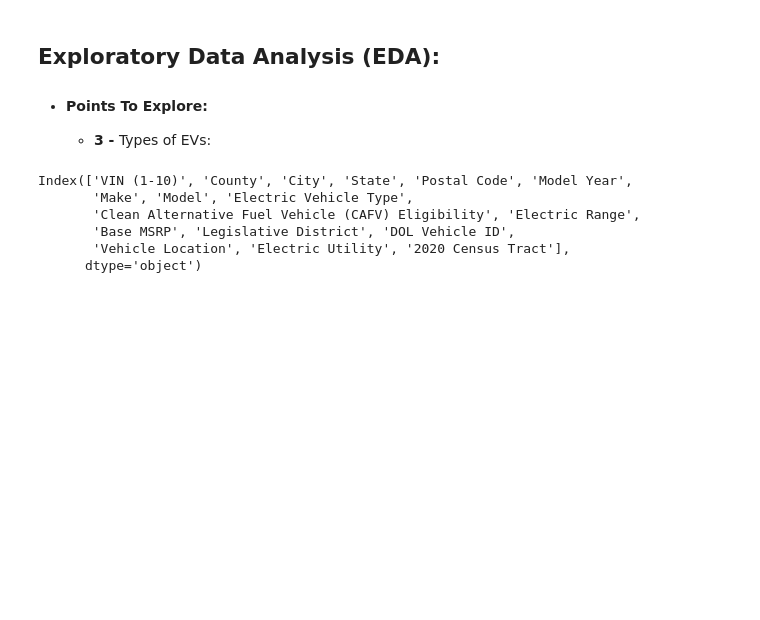
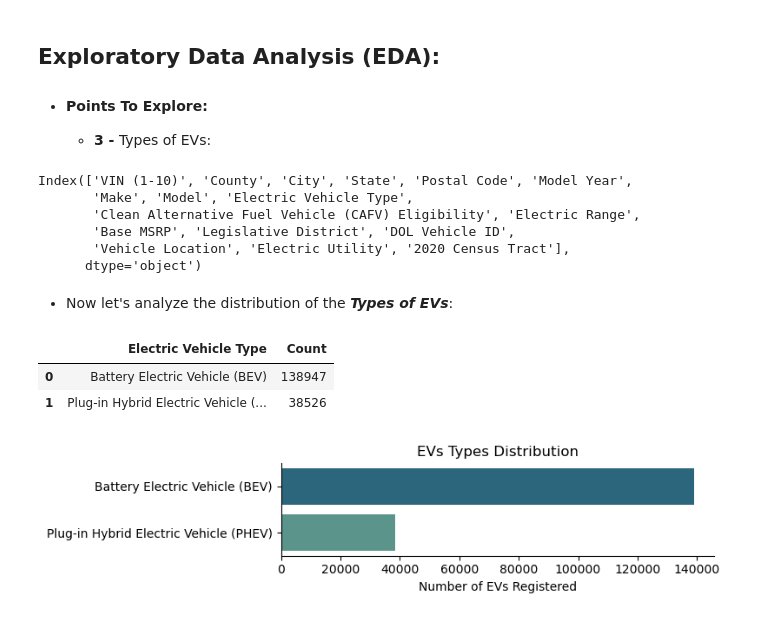
Before and after one commit to modyreturn/Data-Analysis-Projects, a Jupyter notebook: EVs Market Analysis/3_EVs_Types_Analysis.ipynb, the cells around one changed output. Saved outputs shown, nothing was run; the diff lists cells and outputs as text; code cells hidden in the pictures; blank space fills up the shorter version.

Commit message:
1_EVs_Adoption_Analysis.ipynb 2_EVs_Geographical_Dist.ipynb 3_EVs_Types_Analysis.ipynb 4_EVs_Makes_Model.ipynb

```diff
--- a/EVs Market Analysis/3_EVs_Types_Analysis.ipynb
+++ b/EVs Market Analysis/3_EVs_Types_Analysis.ipynb
@@ -62,3 +62,28 @@ Index(['VIN (1-10)', 'County', 'City', 'State', 'Postal Code', 'Model Year',
        'Base MSRP', 'Legislative District', 'DOL Vehicle ID',
        'Vehicle Location', 'Electric Utility', '2020 Census Tract'],
       dtype='object')
+# %% [markdown]
+-   Now let's analyze the distribution of the ***Types of EVs***:
+# %%
+df_evs_types = df.groupby('Electric Vehicle Type').size().reset_index(name='Count')
+
+df_evs_types
+# %% [output]
+|  | Electric Vehicle Type | Count |
+| 0 | Battery Electric Vehicle (BEV) | 138947 |
+| 1 | Plug-in Hybrid Electric Vehicle (... | 38526 |
+# %%
+# plot the distribution of EVs types
+plt.figure(figsize=(8, 2))
+
+sns.barplot(y='Electric Vehicle Type', x='Count', data=df_evs_types, palette='crest_r')
+
+
+plt.title('EVs Types Distribution')
+plt.ylabel('')
+plt.xlabel('Number of EVs Registered')
+sns.despine()
+plt.tight_layout()
+plt.show()
+# %% [output]
+[figure, added]
```
Also changed, not shown: parts of 1 cell of this notebook, 3 other files.
